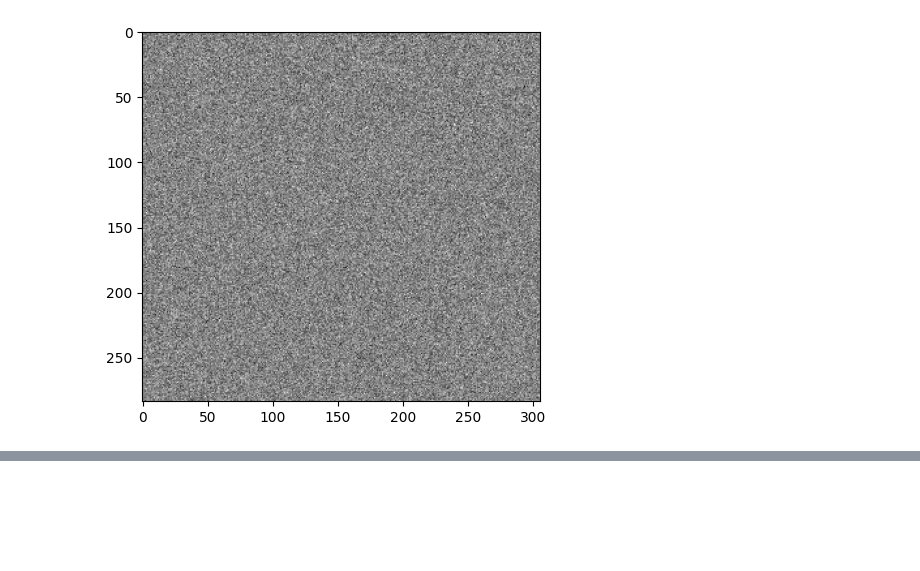
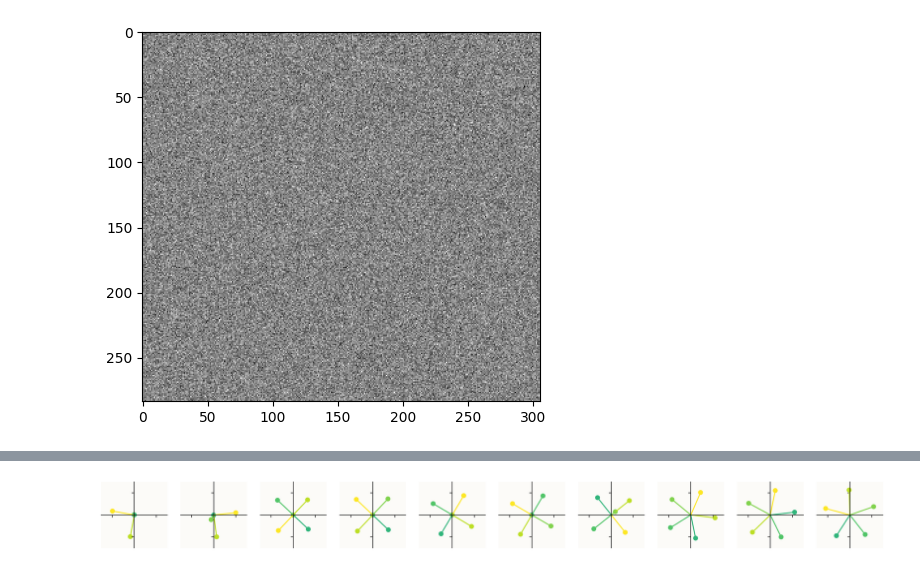
Before and after one commit to Janko-dev/data_analysis_and_machine_learning, a Jupyter notebook: notebooks/sparse_dictionary_learning.ipynb, the cells around one changed output, grey strips where cells are left out. Drawn from its saved outputs; the diff is of its cells as text; code cells hidden in the pictures; blank space fills up the shorter version.

```diff
--- a/notebooks/sparse_dictionary_learning.ipynb
+++ b/notebooks/sparse_dictionary_learning.ipynb
@@ -163,0 +342,2 @@ plt.show()
+# %%
+optimize(model)
@@ -163,0 +362,34 @@ plt.show()
+# %%
+def plot_intro_diagram(model):
+  from matplotlib import colors  as mcolors
+  from matplotlib import collections  as mc
+  cfg = model.config
+  WA = model.W.detach()
+  N = len(WA[:,0])
+  sel = range(config.n_instances) # can be used to highlight specific sparsity levels
+  plt.rcParams["axes.prop_cycle"] = plt.cycler("color", plt.cm.viridis(model.importance[0].cpu().numpy()))
+  plt.rcParams['figure.dpi'] = 200
+  fig, axs = plt.subplots(1,len(sel), figsize=(2*len(sel),2))
+  for i, ax in zip(sel, axs):
+      W = WA[i].cpu().detach().numpy()
+      colors = [mcolors.to_rgba(c)
+            for c in plt.rcParams['axes.prop_cycle'].by_key()['color']]
+      ax.scatter(W[:,0], W[:,1], c=colors[0:len(W[:,0])])
+      ax.set_aspect('equal')
+      ax.add_collection(mc.LineCollection(np.stack((np.zeros_like(W),W), axis=1), colors=colors))
+
+      z = 1.5
+      ax.set_facecolor('#FCFBF8')
+      ax.set_xlim((-z,z))
+      ax.set_ylim((-z,z))
+      ax.tick_params(left = True, right = False , labelleft = False ,
+                  labelbottom = False, bottom = True)
+      for spine in ['top', 'right']:
+          ax.spines[spine].set_visible(False)
+      for spine in ['bottom','left']:
+          ax.spines[spine].set_position('center')
+  plt.show()
+
+plot_intro_diagram(model)
+# %% [output]
+[figure, added]
```
Also changed, not shown: parts of 6 cells of this notebook, 3 other files.
